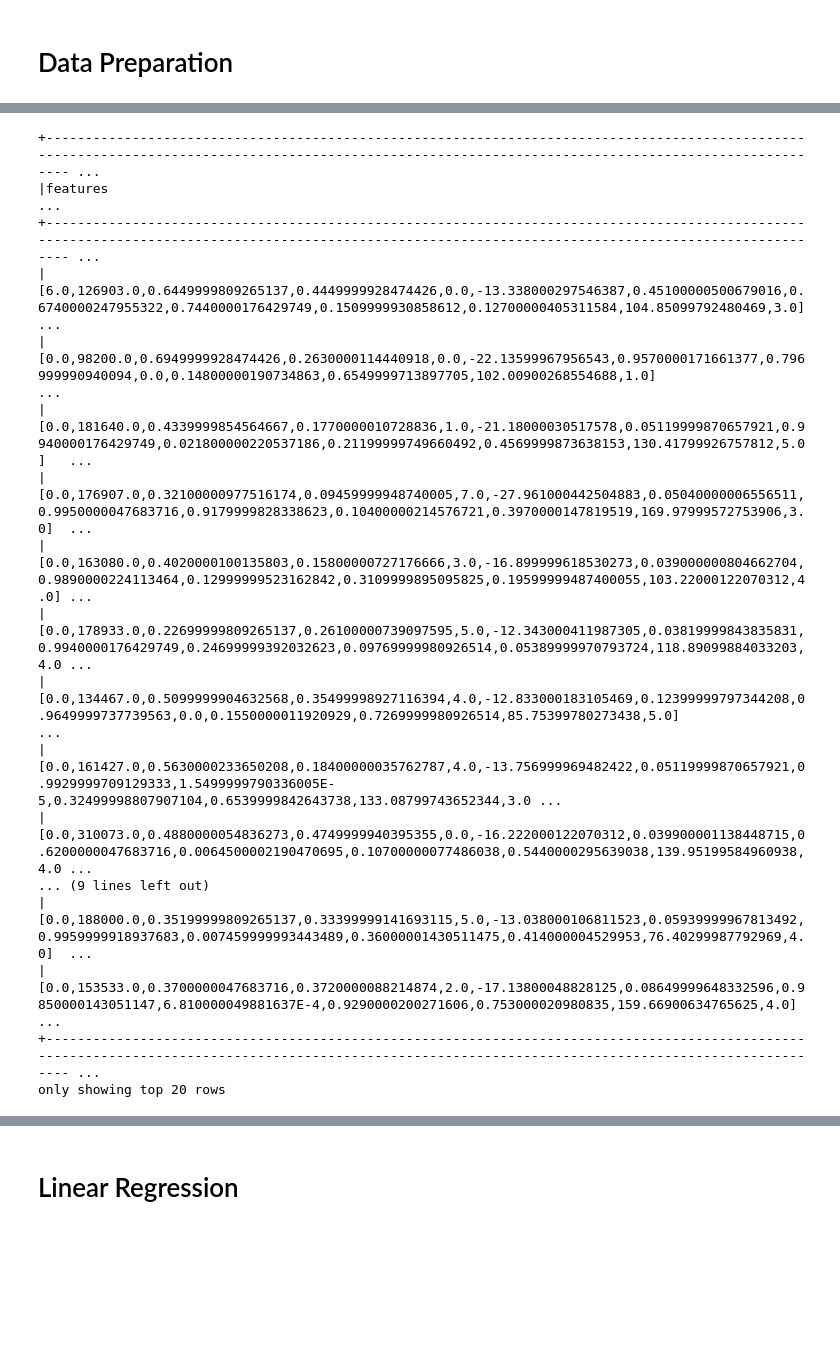
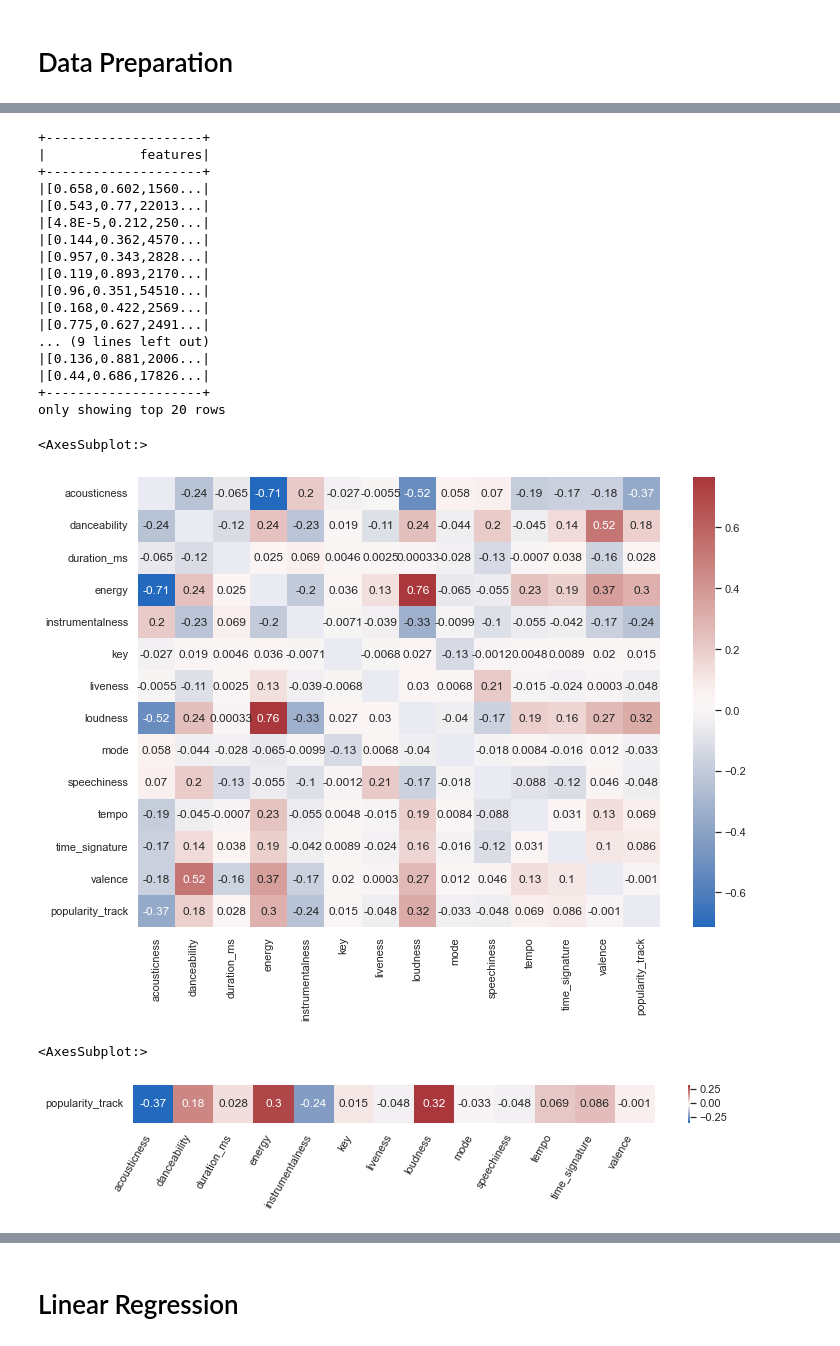
Before and after one commit to carloalbe/Pyspark-Spotify-Analysis, a Jupyter notebook: code/LinearRegression.ipynb, the cells around one changed output, grey strips where cells are left out. Cells and saved outputs as stored; diff of their text form; code cells hidden in the pictures; blank space fills up the shorter version.

Commit message:
sklearnHierarchical, data, correlationPlot, new attributes in data understandin: avgPopularity and avgFollower

```diff
--- a/code/LinearRegression.ipynb
+++ b/code/LinearRegression.ipynb
@@ -62,5 +65,5 @@ spark = SparkSession \
 # %%
-df = spark.read.format('csv').options(inferSchema = True, delimiter = ',', header = True).load('../data/tracks.csv')
-df.show(3,truncate=False,vertical =False)
+df = spark.read.json('../data/cleaned_dataset')
+df.show(3,truncate=False,vertical =True)
 df.count()
 # %% [output]
@@ -96,10 +108,2 @@ root
 # %% [markdown]
 # Data Preparation
-# %%
-from pyspark.sql.functions import isnan, when, count, col
-numerical_columns = ['popularity','duration_ms','danceability','energy','key','loudness','speechiness','acousticness','instrumentalness','liveness','valence','tempo','time_signature']
-
-for c in numerical_columns:
-  df = df.withColumn(c,col(c).cast('float').alias(c))
-
-df.printSchema()
@@ -146,27 +136,33 @@ df.select([count(when(isnan(c) | col(c).isNull(), c)).alias(c) for c in df.colum
+# %%
+all_numerical_columns = ['acousticness', 'age', 'avg_artist_followers', 'avg_artist_popularity', 'danceability', 'duration_ms',
+    'energy', 'instrumentalness', 'key', 'liveness', 'loudness', 'mode', 'popularity_track', 'speechiness',
+    'sum_artist_followers', 'sum_artist_popularity', 'tempo', 'time_signature', 'valence']
+
+technical_columns = ['acousticness', 'danceability', 'duration_ms', 'energy', 'instrumentalness', 'key', 'liveness', 'loudness', 'mode',  'speechiness', 'tempo', 'time_signature', 'valence','popularity_track']
 # %%
 from pyspark.ml.feature import VectorAssembler
 
 assembler = VectorAssembler(
-    inputCols=numerical_columns,
+    inputCols=technical_columns,
     outputCol="features")
 
 df = assembler.transform(df)
-df.select(df.features).show(truncate=False)
+df.select('features').show()
 # %% [output]
-+------------------------------------------------------------------------------------------------------------------------------------------------------------------------------------------------------- ...
-|features                                                                                                                                                                                                ...
-+------------------------------------------------------------------------------------------------------------------------------------------------------------------------------------------------------- ...
-|[6.0,126903.0,0.6449999809265137,0.4449999928474426,0.0,-13.338000297546387,0.45100000500679016,0.6740000247955322,0.7440000176429749,0.1509999930858612,0.12700000405311584,104.85099792480469,3.0]    ...
-|[0.0,98200.0,0.6949999928474426,0.2630000114440918,0.0,-22.13599967956543,0.9570000171661377,0.796999990940094,0.0,0.14800000190734863,0.6549999713897705,102.00900268554688,1.0]                       ...
-|[0.0,181640.0,0.4339999854564667,0.1770000010728836,1.0,-21.18000030517578,0.05119999870657921,0.9940000176429749,0.021800000220537186,0.21199999749660492,0.4569999873638153,130.41799926757812,5.0]   ...
-|[0.0,176907.0,0.32100000977516174,0.09459999948740005,7.0,-27.961000442504883,0.05040000006556511,0.9950000047683716,0.9179999828338623,0.10400000214576721,0.3970000147819519,169.97999572753906,3.0]  ...
-|[0.0,163080.0,0.4020000100135803,0.15800000727176666,3.0,-16.899999618530273,0.039000000804662704,0.9890000224113464,0.12999999523162842,0.3109999895095825,0.19599999487400055,103.22000122070312,4.0] ...
-|[0.0,178933.0,0.22699999809265137,0.26100000739097595,5.0,-12.343000411987305,0.03819999843835831,0.9940000176429749,0.24699999392032623,0.09769999980926514,0.05389999970793724,118.89099884033203,4.0 ...
-|[0.0,134467.0,0.5099999904632568,0.35499998927116394,4.0,-12.833000183105469,0.12399999797344208,0.9649999737739563,0.0,0.1550000011920929,0.7269999980926514,85.75399780273438,5.0]                    ...
-|[0.0,161427.0,0.5630000233650208,0.18400000035762787,4.0,-13.756999969482422,0.05119999870657921,0.9929999709129333,1.5499999790336005E-5,0.32499998807907104,0.6539999842643738,133.08799743652344,3.0 ...
-|[0.0,310073.0,0.4880000054836273,0.4749999940395355,0.0,-16.222000122070312,0.039900001138448715,0.6200000047683716,0.0064500002190470695,0.10700000077486038,0.5440000295639038,139.95199584960938,4.0 ...
++--------------------+
+|            features|
++--------------------+
+|[0.658,0.602,1560...|
+|[0.543,0.77,22013...|
+|[4.8E-5,0.212,250...|
+|[0.144,0.362,4570...|
+|[0.957,0.343,2828...|
+|[0.119,0.893,2170...|
+|[0.96,0.351,54510...|
+|[0.168,0.422,2569...|
+|[0.775,0.627,2491...|
 ... (9 lines left out)
-|[0.0,188000.0,0.35199999809265137,0.33399999141693115,5.0,-13.038000106811523,0.05939999967813492,0.9959999918937683,0.007459999993443489,0.36000001430511475,0.414000004529953,76.40299987792969,4.0]  ...
-|[0.0,153533.0,0.3700000047683716,0.3720000088214874,2.0,-17.13800048828125,0.08649999648332596,0.9850000143051147,6.810000049881637E-4,0.9290000200271606,0.753000020980835,159.66900634765625,4.0]     ...
-+------------------------------------------------------------------------------------------------------------------------------------------------------------------------------------------------------- ...
+|[0.136,0.881,2006...|
+|[0.44,0.686,17826...|
++--------------------+
 only showing top 20 rows
@@ -187,0 +169,22 @@ def compute_correlation_matrix(df, method='pearson'):
+# %%
+from pyspark.ml.linalg import DenseMatrix, Vectors
+from pyspark.ml.stat import Correlation
+corrMat = Correlation.corr(df, "features").head()[0]
+
+corr = pd.DataFrame(corrMat.toArray(),index=technical_columns,columns=technical_columns)
+for i in corr: corr.loc[i,i] = np.nan
+sns.set(rc={'figure.figsize':(11.7,8.27)})
+sns.heatmap(corr,cmap=sns.color_palette("vlag", as_cmap=True),xticklabels=technical_columns, yticklabels=technical_columns,annot=True)
+# %% [output]
+<AxesSubplot:>
+[figure, added]
+# %%
+technical_columns.remove('popularity_track')
+sns.set(rc={'figure.figsize':(11.7,0.7)})
+heatmap = sns.heatmap(corr.loc[['popularity_track'],technical_columns],cmap=sns.color_palette("vlag", as_cmap=True),xticklabels=technical_columns, yticklabels=['popularity'],annot=True)
+heatmap.set_xticklabels(technical_columns, rotation=60,horizontalalignment='right')
+heatmap.set_yticklabels(['popularity_track'], rotation=0)
+heatmap
+# %% [output]
+<AxesSubplot:>
+[figure, added]
```
Also changed, not shown: parts of 40 cells of this notebook, 3 other files.
